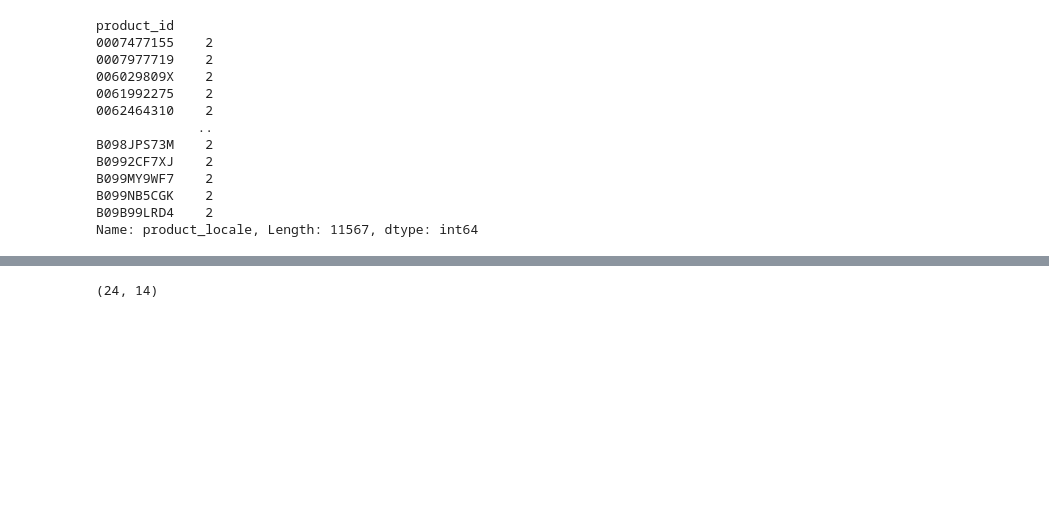
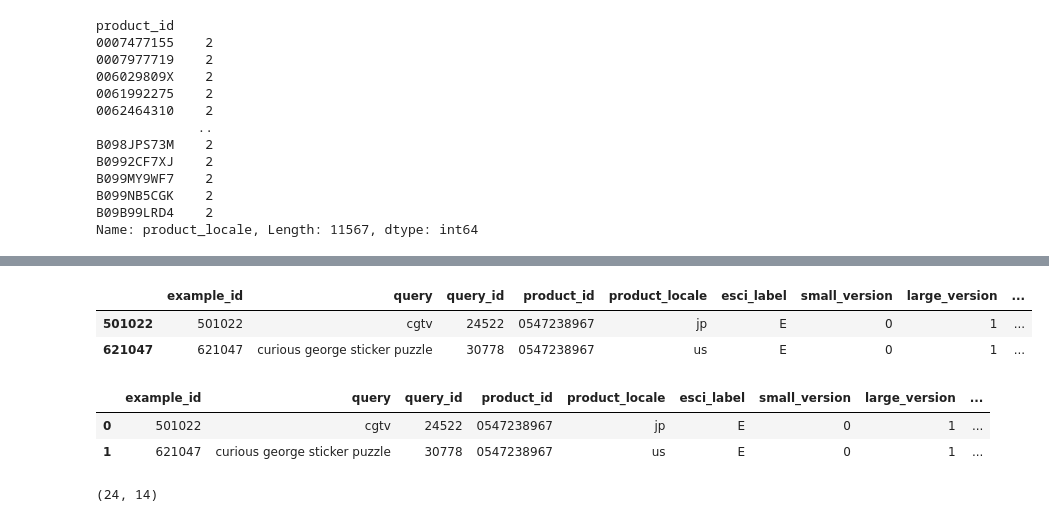
Before and after one commit to eashanchawla/ESCI-data-verficaition, a Jupyter notebook: notebooks/00_first_pass_audit.ipynb, the cells around one changed output, grey strips where cells are left out. Saved outputs shown, nothing was run; the diff lists cells and outputs as text; code cells hidden in the pictures; blank space fills up the shorter version.

```diff
--- a/notebooks/00_first_pass_audit.ipynb
+++ b/notebooks/00_first_pass_audit.ipynb
@@ -102,3 +135,17 @@ df_products[df_products['product_id'] == locale_counts[locale_counts > 1].index[
+# %%
+df_examples[df_examples.product_id=='0547238967']
+# %% [output]
+|  | example_id | query | query_id | product_id | product_locale | esci_label | small_version | large_version | ... |
+| 501022 | 501022 | cgtv | 24522 | 0547238967 | jp | E | 0 | 1 | ... |
+| 621047 | 621047 | curious george sticker puzzle | 30778 | 0547238967 | us | E | 0 | 1 | ... |
+# %%
+df_examples[df_examples.product_id=='0547238967'].merge(
+    df_products[df_products['product_id'] == '0547238967'], how='left', on=['product_id', 'product_locale']
+)
+# %% [output]
+|  | example_id | query | query_id | product_id | product_locale | esci_label | small_version | large_version | ... |
+| 0 | 501022 | cgtv | 24522 | 0547238967 | jp | E | 0 | 1 | ... |
+| 1 | 621047 | curious george sticker puzzle | 30778 | 0547238967 | us | E | 0 | 1 | ... |
 # %%
 target_queries = [
     'aa batteries 100 pack', 'kodak photo paper 8.5 x 11 glossy', 'dewalt 8v max cordless screwdriver kit, gyroscopic'
```
Also changed, not shown: parts of 9 cells of this notebook, 9 other files.
